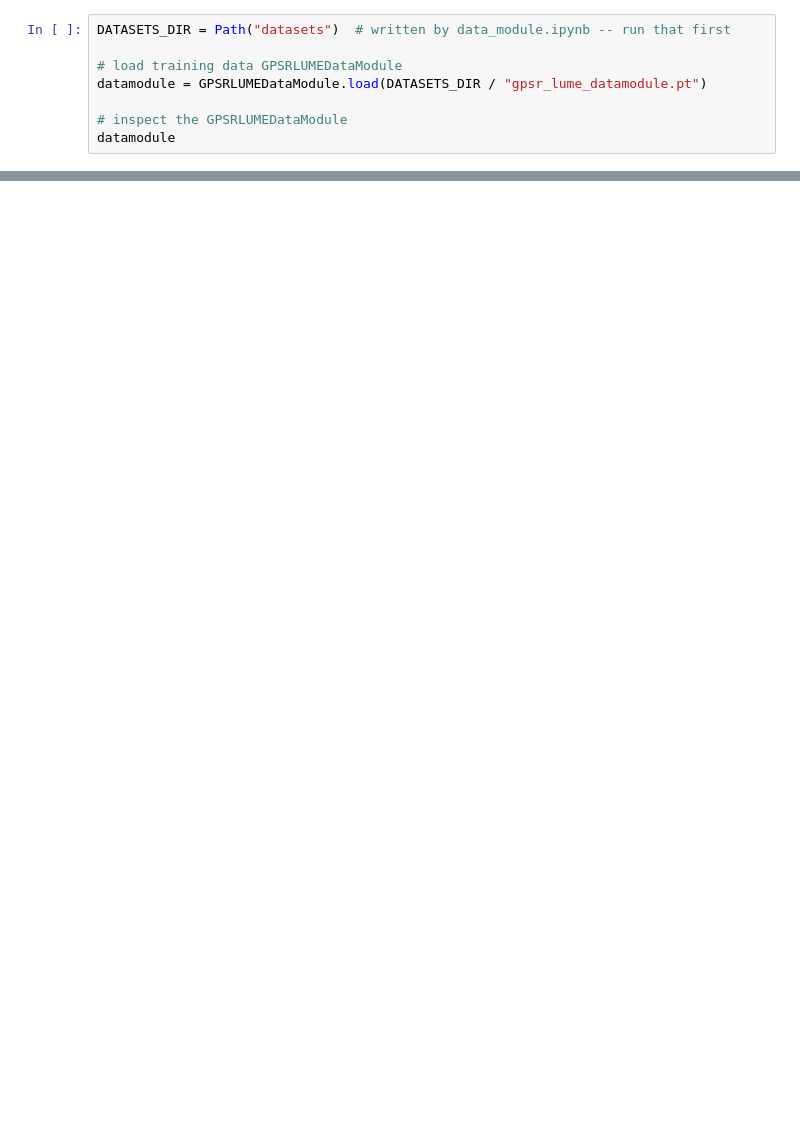
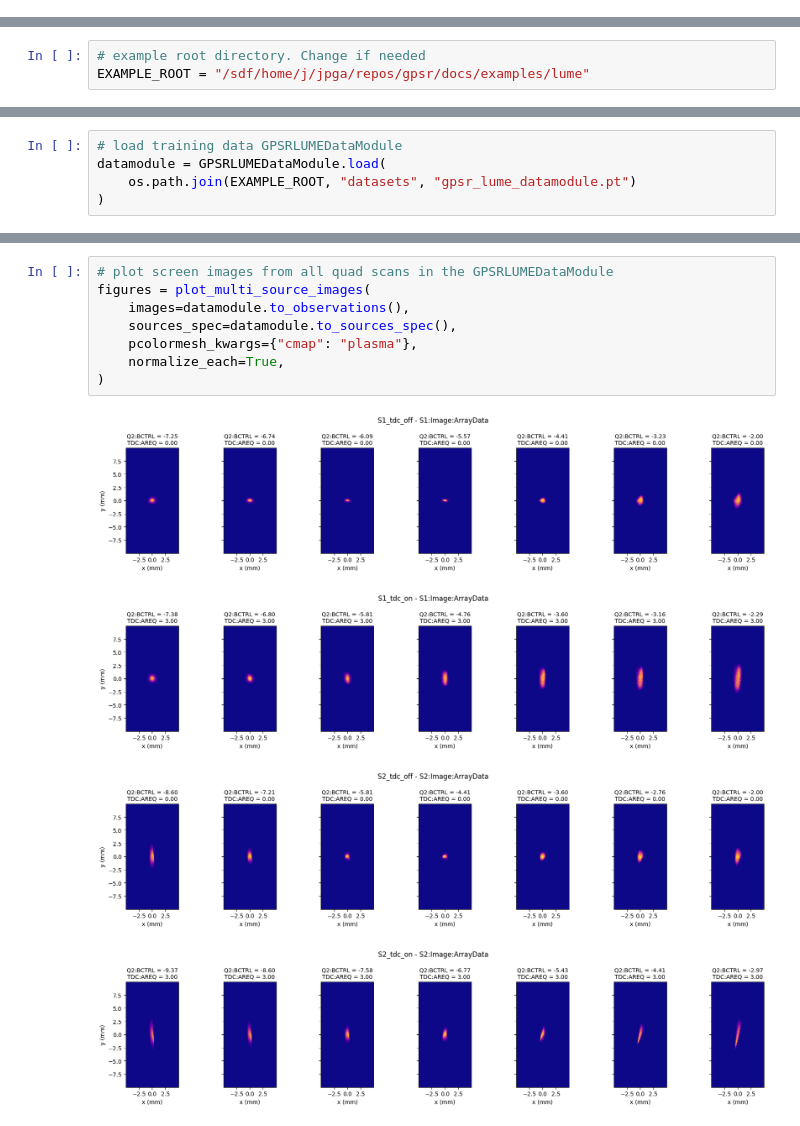
Before and after one commit to roussel-ryan/gpsr, a Jupyter notebook: docs/examples/lume/gpsr_lume_training.ipynb, the cells around one changed output, grey strips where cells are left out. Saved outputs shown, nothing was run; the diff lists cells and outputs as text; blank space fills up the shorter version.

Commit message:
update gpsr lume example

```diff
--- a/docs/examples/lume/gpsr_lume_training.ipynb
+++ b/docs/examples/lume/gpsr_lume_training.ipynb
@@ -155,8 +0,0 @@ of various `GPSRLUMEDataset`, each corresponding to quad scan data.
-# %%
-DATASETS_DIR = Path("datasets")  # written by data_module.ipynb -- run that first
-
-# load training data GPSRLUMEDataModule
-datamodule = GPSRLUMEDataModule.load(DATASETS_DIR / "gpsr_lume_datamodule.pt")
-
-# inspect the GPSRLUMEDataModule
-datamodule
@@ -359,0 +33,3 @@ reloaded model reproduces the predictions exactly: True
+# %%
+# example root directory. Change if needed
+EXAMPLE_ROOT = "/sdf/home/j/jpga/repos/gpsr/docs/examples/lume"
@@ -359,0 +50,5 @@ reloaded model reproduces the predictions exactly: True
+# %%
+# load training data GPSRLUMEDataModule
+datamodule = GPSRLUMEDataModule.load(
+    os.path.join(EXAMPLE_ROOT, "datasets", "gpsr_lume_datamodule.pt")
+)
@@ -359,0 +76,13 @@ reloaded model reproduces the predictions exactly: True
+# %%
+# plot screen images from all quad scans in the GPSRLUMEDataModule
+figures = plot_multi_source_images(
+    images=datamodule.to_observations(),
+    sources_spec=datamodule.to_sources_spec(),
+    pcolormesh_kwargs={"cmap": "plasma"},
+    normalize_each=True,
+)
+# %% [output]
+[figure, added]
+[figure, added]
+[figure, added]
+[figure, added]
```
Also changed, not shown: parts of 40 cells of this notebook.
